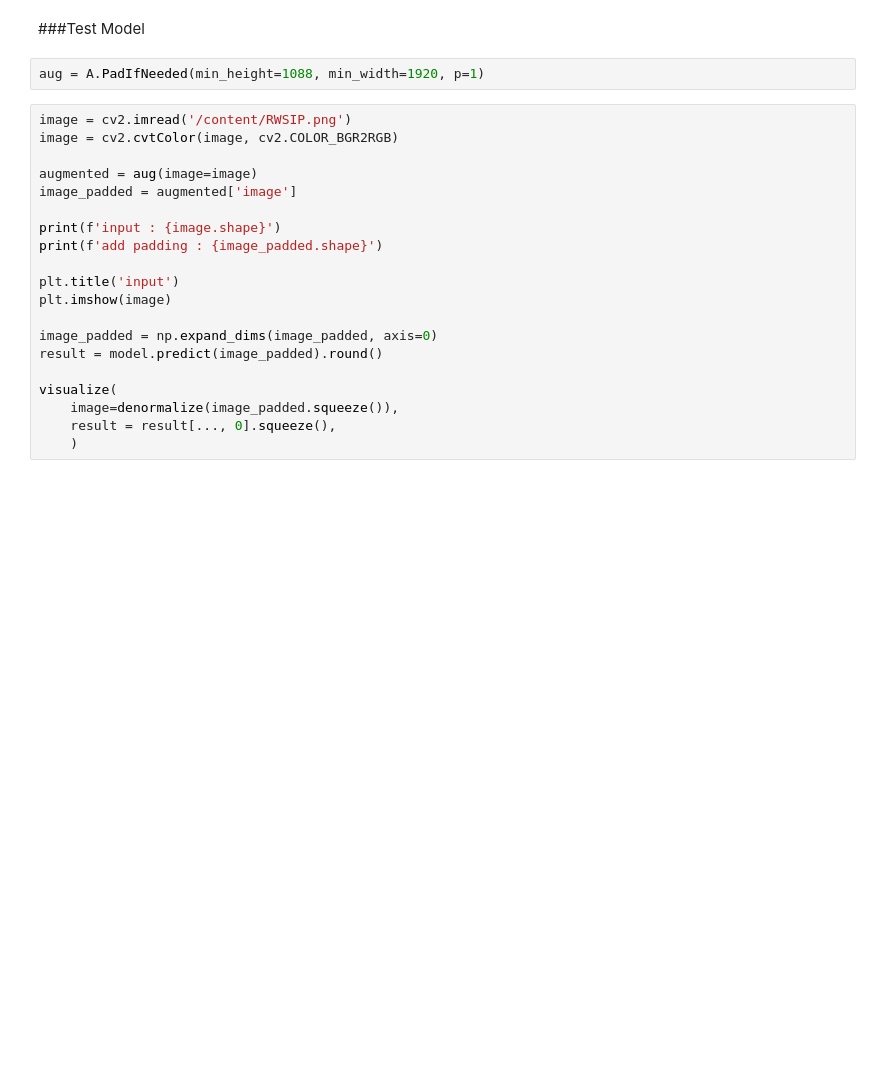
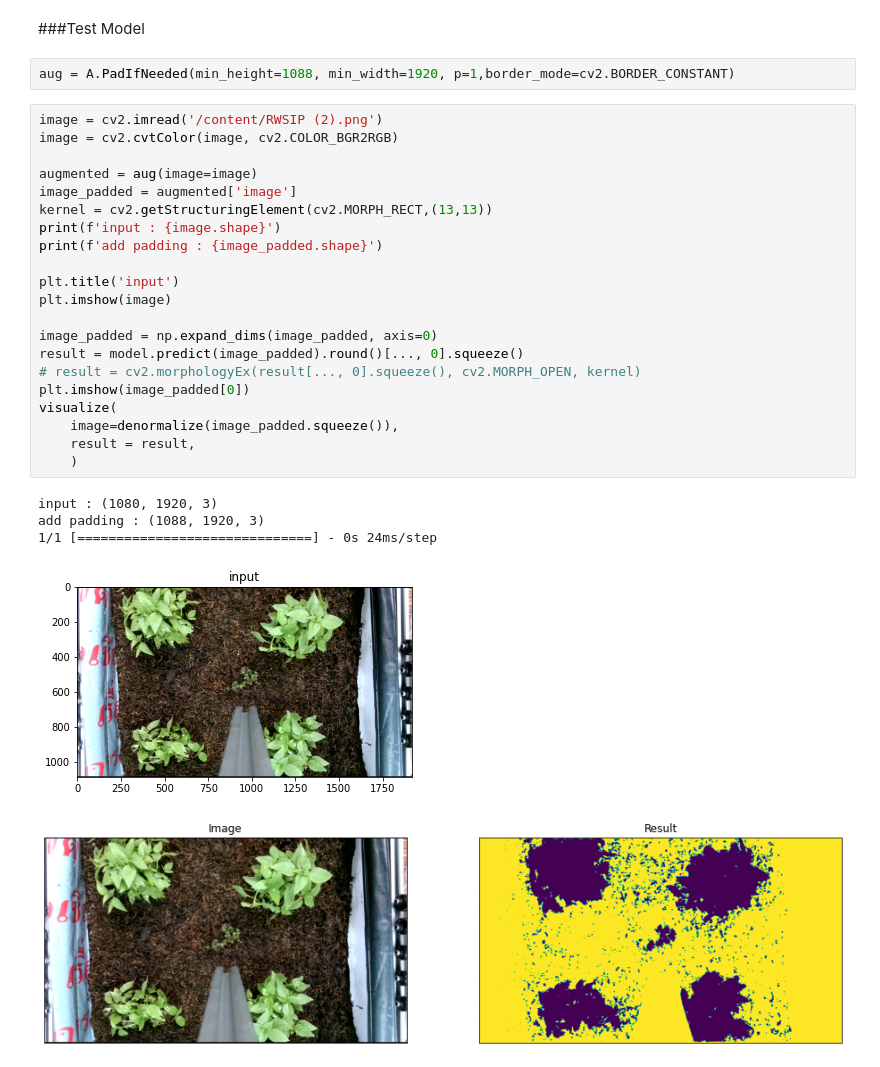
Before and after one commit to BearKS/Robotic-weed-control-system, a Jupyter notebook: Weed_Detection.ipynb, the cells around one changed output. Cells and saved outputs as stored; diff of their text form; blank space fills up the shorter version.

```diff
--- a/Weed_Detection.ipynb
+++ b/Weed_Detection.ipynb
@@ -726,24 +836,31 @@ for i in range(len(test_dataset)-1):
 # %% [markdown]
 ###Test Model
 # %%
-aug = A.PadIfNeeded(min_height=1088, min_width=1920, p=1)
+aug = A.PadIfNeeded(min_height=1088, min_width=1920, p=1,border_mode=cv2.BORDER_CONSTANT)
 # %%
-image = cv2.imread('/content/RWSIP.png')
+image = cv2.imread('/content/RWSIP (2).png')
 image = cv2.cvtColor(image, cv2.COLOR_BGR2RGB)
 
 augmented = aug(image=image)
 image_padded = augmented['image']
-
+kernel = cv2.getStructuringElement(cv2.MORPH_RECT,(13,13))
 print(f'input : {image.shape}')
 print(f'add padding : {image_padded.shape}')
 
 plt.title('input')
 plt.imshow(image)
 
 image_padded = np.expand_dims(image_padded, axis=0)
-result = model.predict(image_padded).round()
-
+result = model.predict(image_padded).round()[..., 0].squeeze()
+# result = cv2.morphologyEx(result[..., 0].squeeze(), cv2.MORPH_OPEN, kernel)
+plt.imshow(image_padded[0])
 visualize(
     image=denormalize(image_padded.squeeze()),
-    result = result[..., 0].squeeze(),
+    result = result,
     )
+# %% [output]
+input : (1080, 1920, 3)
+add padding : (1088, 1920, 3)
+1/1 [==============================] - 0s 24ms/step
+[figure, added]
+[figure, added]
```
Also changed, not shown: parts of 31 cells of this notebook.
